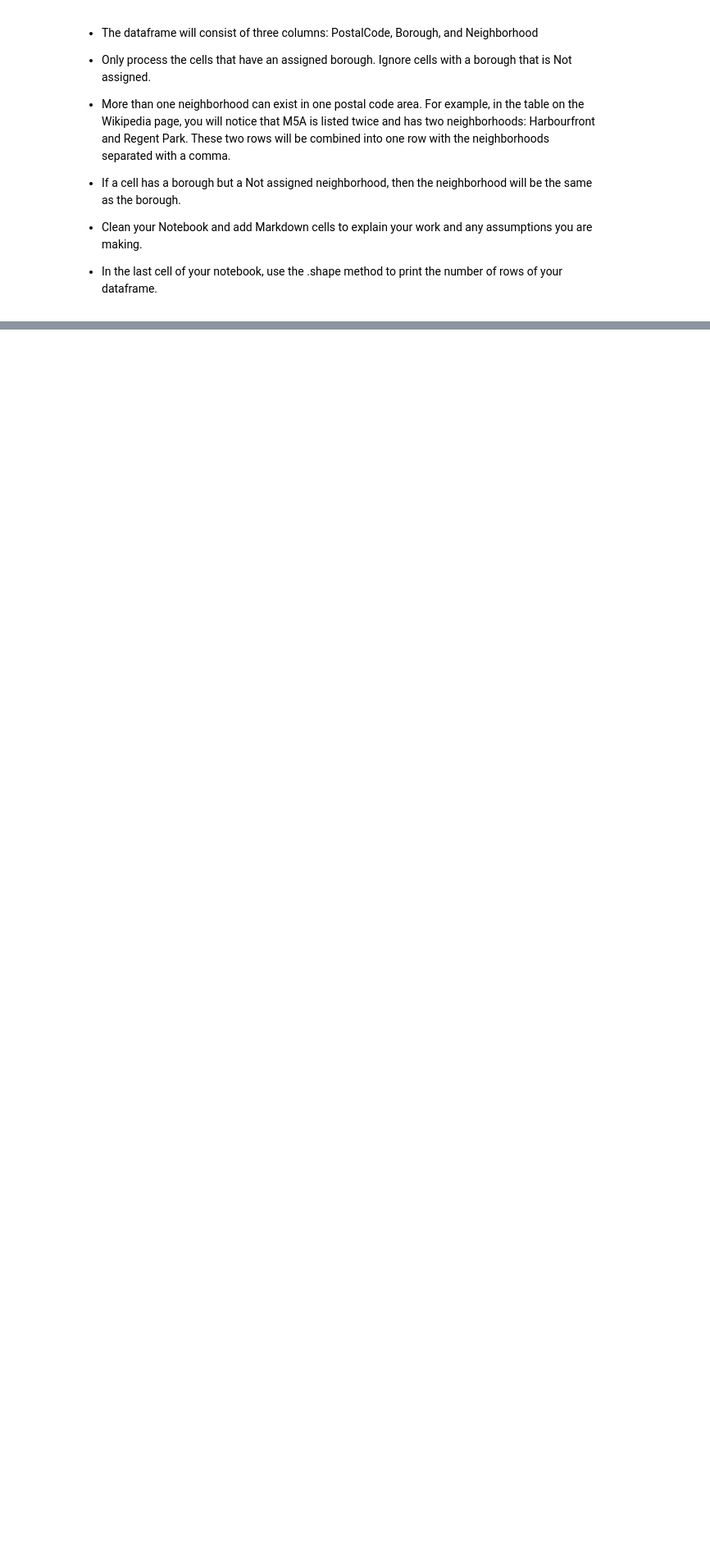
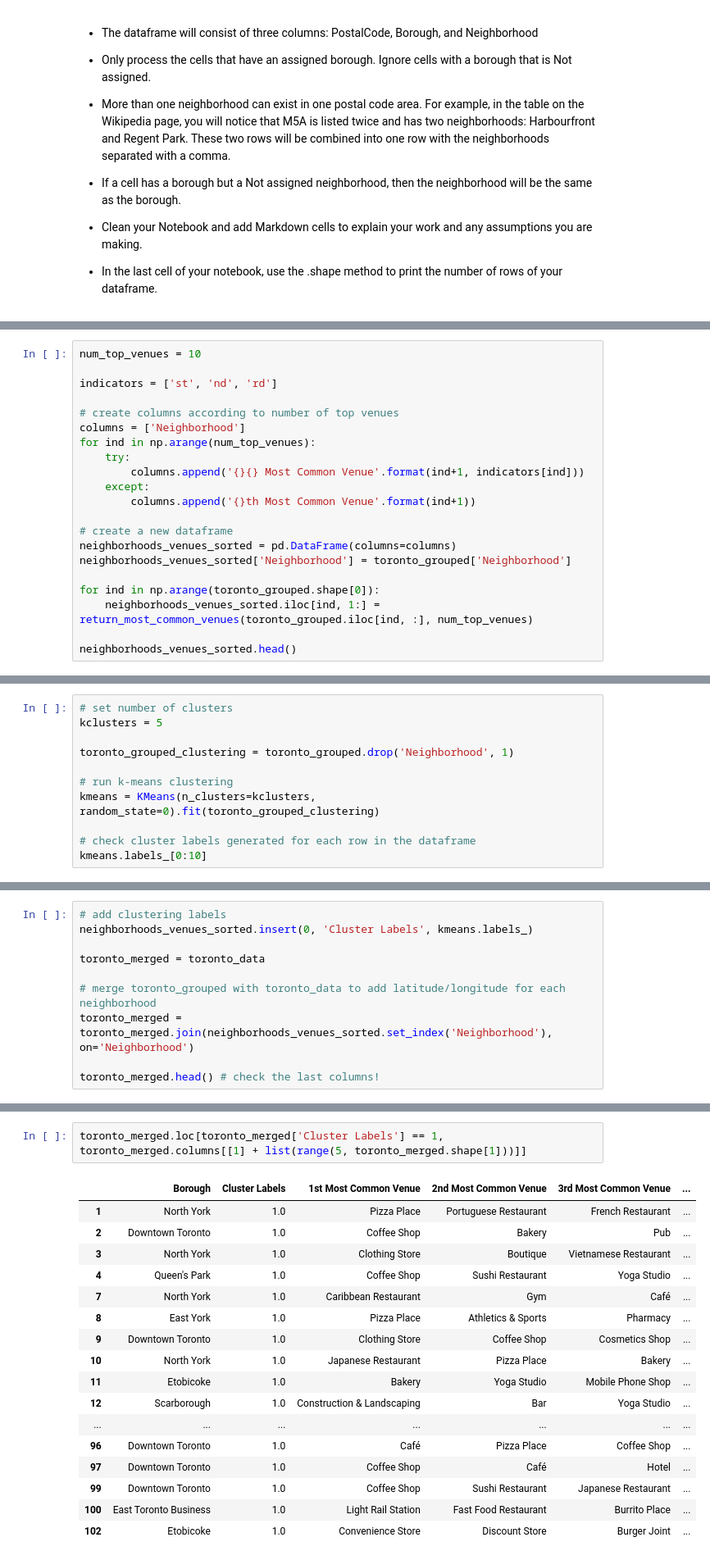
Before and after one commit to JaneeMiao/Week3_Segmenting-and-Clustering-Neighborhoods-in-Toronto, a Jupyter notebook: Segmenting and Clustering Neighborhoods in Toronto.ipynb, the cells around one changed output, grey strips where cells are left out. Shown at 82% size. Drawn from its saved outputs; the diff is of its cells as text; blank space fills up the shorter version.

```diff
--- a/Segmenting and Clustering Neighborhoods in Toronto.ipynb
+++ b/Segmenting and Clustering Neighborhoods in Toronto.ipynb
@@ -141,0 +564,21 @@ df
+# %%
+num_top_venues = 10
+
+indicators = ['st', 'nd', 'rd']
+
+# create columns according to number of top venues
+columns = ['Neighborhood']
+for ind in np.arange(num_top_venues):
+    try:
+        columns.append('{}{} Most Common Venue'.format(ind+1, indicators[ind]))
+    except:
+        columns.append('{}th Most Common Venue'.format(ind+1))
+
+# create a new dataframe
+neighborhoods_venues_sorted = pd.DataFrame(columns=columns)
+neighborhoods_venues_sorted['Neighborhood'] = toronto_grouped['Neighborhood']
+
+for ind in np.arange(toronto_grouped.shape[0]):
+    neighborhoods_venues_sorted.iloc[ind, 1:] = return_most_common_venues(toronto_grouped.iloc[ind, :], num_top_venues)
+
+neighborhoods_venues_sorted.head()
@@ -141,0 +596,11 @@ df
+# %%
+# set number of clusters
+kclusters = 5
+
+toronto_grouped_clustering = toronto_grouped.drop('Neighborhood', 1)
+
+# run k-means clustering
+kmeans = KMeans(n_clusters=kclusters, random_state=0).fit(toronto_grouped_clustering)
+
+# check cluster labels generated for each row in the dataframe
+kmeans.labels_[0:10]
@@ -141,0 +611,10 @@ df
+# %%
+# add clustering labels
+neighborhoods_venues_sorted.insert(0, 'Cluster Labels', kmeans.labels_)
+
+toronto_merged = toronto_data
+
+# merge toronto_grouped with toronto_data to add latitude/longitude for each neighborhood
+toronto_merged = toronto_merged.join(neighborhoods_venues_sorted.set_index('Neighborhood'), on='Neighborhood')
+
+toronto_merged.head() # check the last columns!
@@ -141,0 +675,20 @@ df
+# %%
+toronto_merged.loc[toronto_merged['Cluster Labels'] == 1, toronto_merged.columns[[1] + list(range(5, toronto_merged.shape[1]))]]
+# %% [output]
+|  | Borough | Cluster Labels | 1st Most Common Venue | 2nd Most Common Venue | 3rd Most Common Venue | ... |
+| 1 | North York | 1.0 | Pizza Place | Portuguese Restaurant | French Restaurant | ... |
+| 2 | Downtown Toronto | 1.0 | Coffee Shop | Bakery | Pub | ... |
+| 3 | North York | 1.0 | Clothing Store | Boutique | Vietnamese Restaurant | ... |
+| 4 | Queen's Park | 1.0 | Coffee Shop | Sushi Restaurant | Yoga Studio | ... |
+| 7 | North York | 1.0 | Caribbean Restaurant | Gym | Café | ... |
+| 8 | East York | 1.0 | Pizza Place | Athletics & Sports | Pharmacy | ... |
+| 9 | Downtown Toronto | 1.0 | Clothing Store | Coffee Shop | Cosmetics Shop | ... |
+| 10 | North York | 1.0 | Japanese Restaurant | Pizza Place | Bakery | ... |
+| 11 | Etobicoke | 1.0 | Bakery | Yoga Studio | Mobile Phone Shop | ... |
+| 12 | Scarborough | 1.0 | Construction & Landscaping | Bar | Yoga Studio | ... |
+| ... | ... | ... | ... | ... | ... | ... |
+| 96 | Downtown Toronto | 1.0 | Café | Pizza Place | Coffee Shop | ... |
+| 97 | Downtown Toronto | 1.0 | Coffee Shop | Café | Hotel | ... |
+| 99 | Downtown Toronto | 1.0 | Coffee Shop | Sushi Restaurant | Japanese Restaurant | ... |
+| 100 | East Toronto Business | 1.0 | Light Rail Station | Fast Food Restaurant | Burrito Place | ... |
+| 102 | Etobicoke | 1.0 | Convenience Store | Discount Store | Burger Joint | ... |
```
Also changed, not shown: parts of 73 cells of this notebook.
